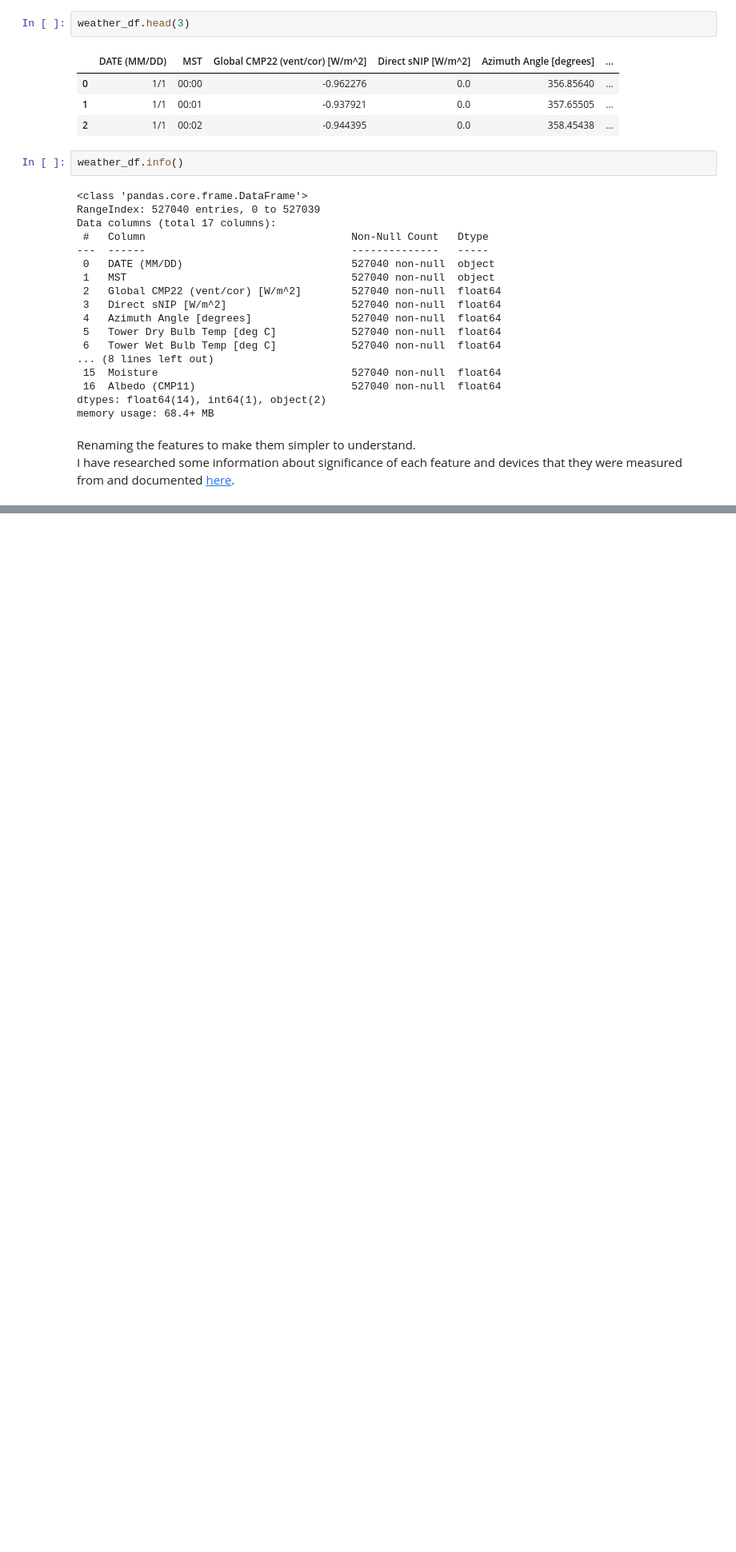
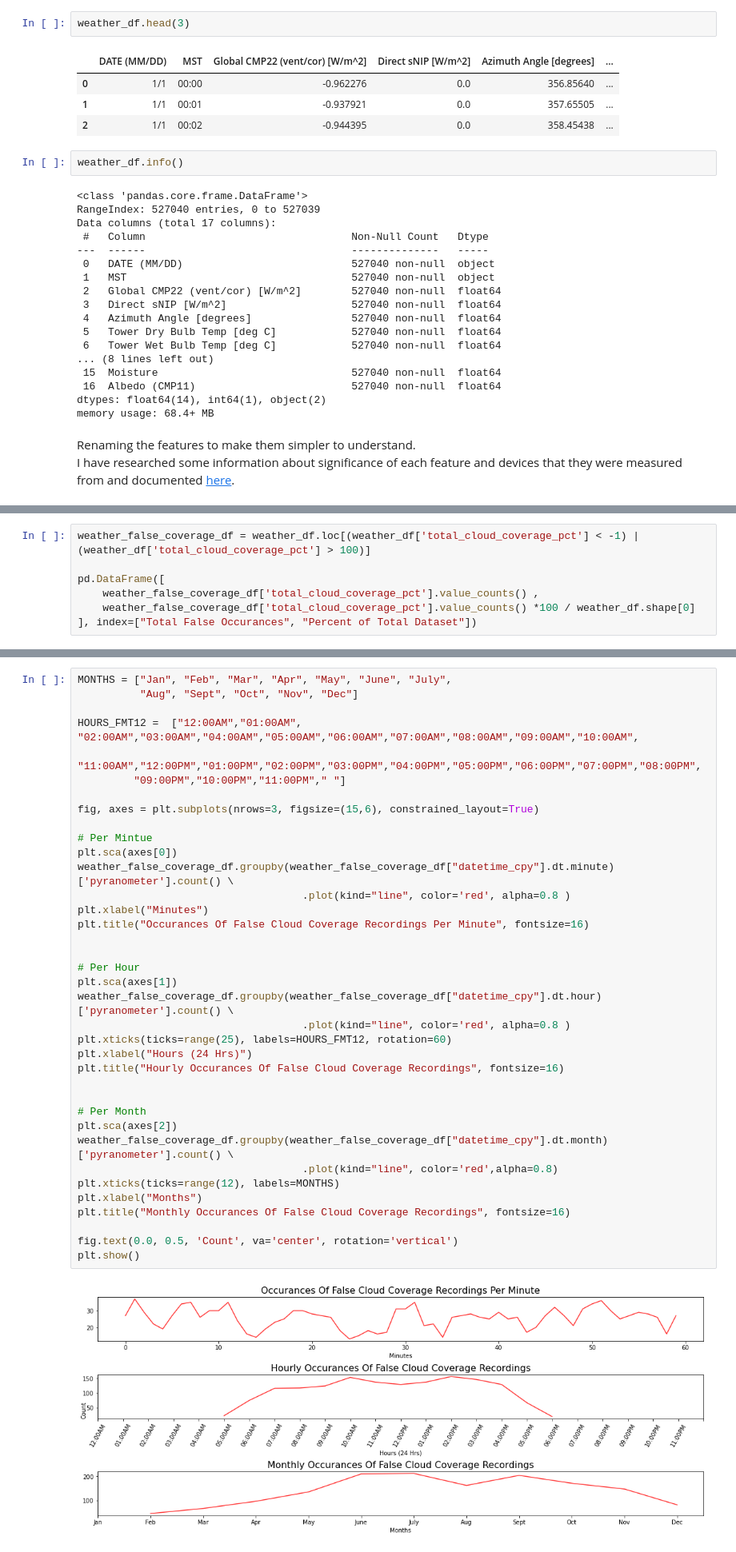
Before and after one commit to mrutyunjay17/solar-cloud-coverage-prediction, a Jupyter notebook: data_analysis.ipynb, the cells around one changed output, grey strips where cells are left out. Shown at 80% size. Drawn from its saved outputs; the diff is of its cells as text; blank space fills up the shorter version.

```diff
--- a/data_analysis.ipynb
+++ b/data_analysis.ipynb
@@ -198,0 +222,7 @@ sns.heatmap(weather_df.corr())
+# %%
+weather_false_coverage_df = weather_df.loc[(weather_df['total_cloud_coverage_pct'] < -1) | (weather_df['total_cloud_coverage_pct'] > 100)]
+
+pd.DataFrame([
+    weather_false_coverage_df['total_cloud_coverage_pct'].value_counts() ,
+    weather_false_coverage_df['total_cloud_coverage_pct'].value_counts() *100 / weather_df.shape[0]
+], index=["Total False Occurances", "Percent of Total Dataset"])
@@ -198,0 +240,39 @@ sns.heatmap(weather_df.corr())
+# %%
+MONTHS = ["Jan", "Feb", "Mar", "Apr", "May", "June", "July",
+          "Aug", "Sept", "Oct", "Nov", "Dec"]
+
+HOURS_FMT12 =  ["12:00AM","01:00AM", "02:00AM","03:00AM","04:00AM","05:00AM","06:00AM","07:00AM","08:00AM","09:00AM","10:00AM",
+         "11:00AM","12:00PM","01:00PM","02:00PM","03:00PM","04:00PM","05:00PM","06:00PM","07:00PM","08:00PM",
+         "09:00PM","10:00PM","11:00PM"," "]
+
+fig, axes = plt.subplots(nrows=3, figsize=(15,6), constrained_layout=True)
+
+# Per Mintue
+plt.sca(axes[0])
+weather_false_coverage_df.groupby(weather_false_coverage_df["datetime_cpy"].dt.minute)['pyranometer'].count() \
+                                    .plot(kind="line", color='red', alpha=0.8 )
+plt.xlabel("Minutes")
+plt.title("Occurances Of False Cloud Coverage Recordings Per Minute", fontsize=16)
+
+
+# Per Hour
+plt.sca(axes[1])
+weather_false_coverage_df.groupby(weather_false_coverage_df["datetime_cpy"].dt.hour)['pyranometer'].count() \
+                                    .plot(kind="line", color='red', alpha=0.8 )
+plt.xticks(ticks=range(25), labels=HOURS_FMT12, rotation=60)
+plt.xlabel("Hours (24 Hrs)")
+plt.title("Hourly Occurances Of False Cloud Coverage Recordings", fontsize=16)
+
+
+# Per Month
+plt.sca(axes[2])
+weather_false_coverage_df.groupby(weather_false_coverage_df["datetime_cpy"].dt.month)['pyranometer'].count() \
+                                    .plot(kind="line", color='red',alpha=0.8)
+plt.xticks(ticks=range(12), labels=MONTHS)
+plt.xlabel("Months")
+plt.title("Monthly Occurances Of False Cloud Coverage Recordings", fontsize=16)
+
+fig.text(0.0, 0.5, 'Count', va='center', rotation='vertical')
+plt.show()
+# %% [output]
+[figure, added]
```
Also changed, not shown: parts of 13 cells of this notebook.
